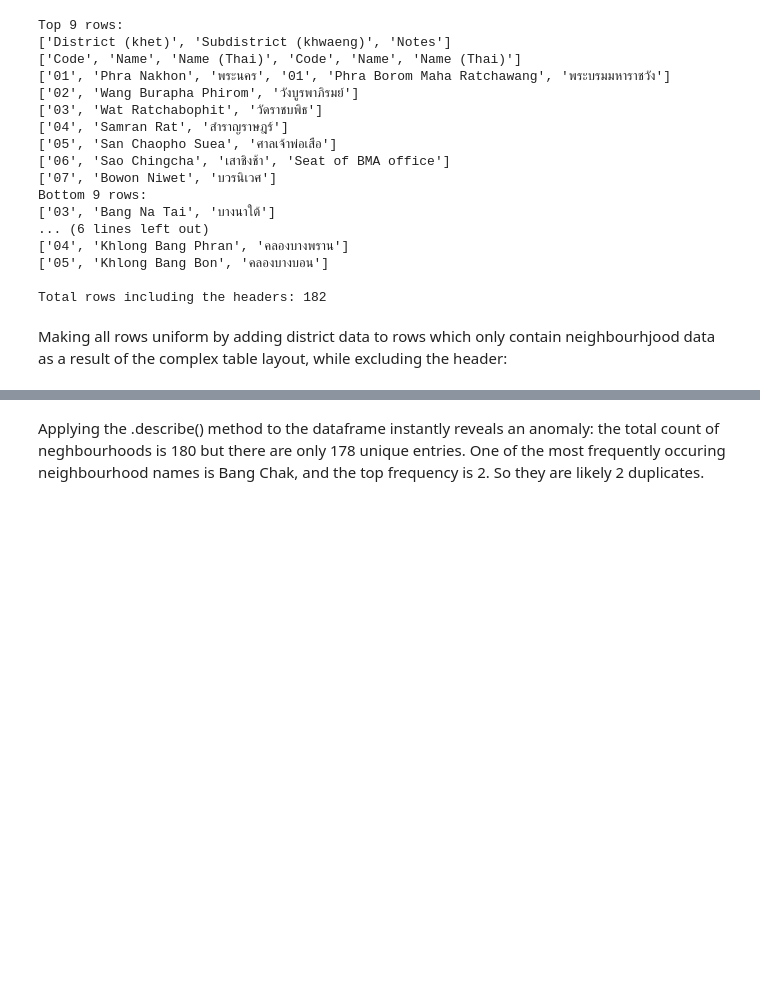
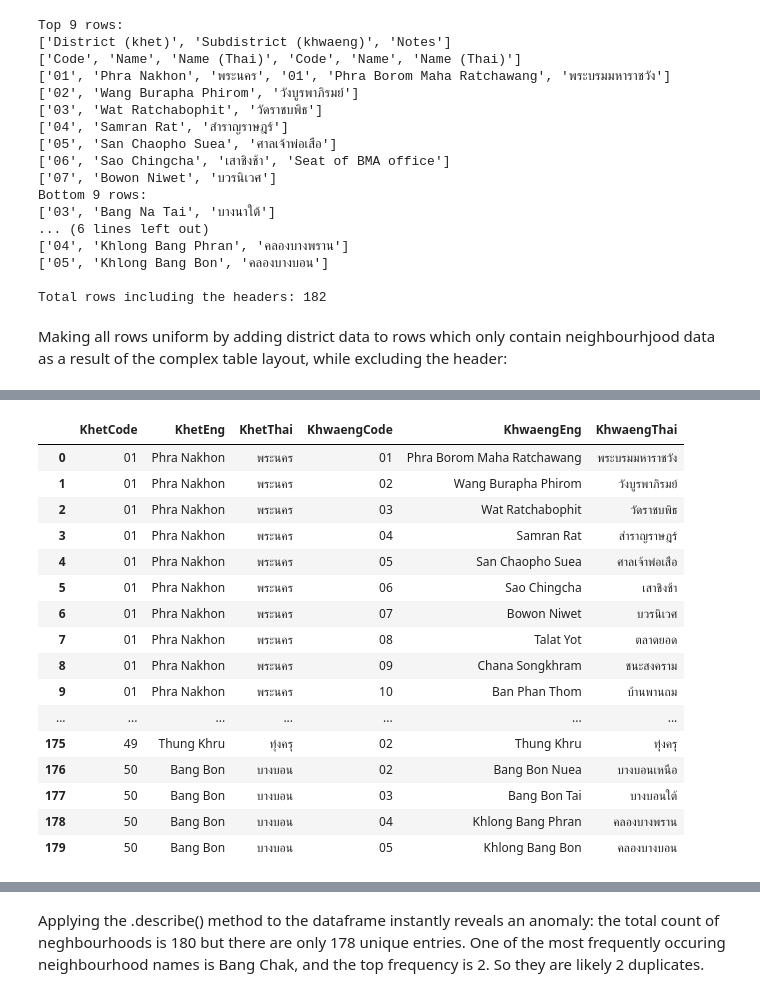
Before and after one commit to mislavskii/ibm-ds-pro-capstone, a Jupyter notebook: Bangkok-Khwaengs-Discover.ipynb, the cells around one changed output, grey strips where cells are left out. Saved outputs shown, nothing was run; the diff lists cells and outputs as text; code cells hidden in the pictures; blank space fills up the shorter version.

```diff
--- a/Bangkok-Khwaengs-Discover.ipynb
+++ b/Bangkok-Khwaengs-Discover.ipynb
@@ -238 +210,22 @@ bkk_khwaengs
+# %%
+khwaengs = pd.read_sql(sql, connection)
+khwaengs
+# %% [output]
+|  | KhetCode | KhetEng | KhetThai | KhwaengCode | KhwaengEng | KhwaengThai |
+| 0 | 01 | Phra Nakhon | พระนคร | 01 | Phra Borom Maha Ratchawang | พระบรมมหาราชวัง |
+| 1 | 01 | Phra Nakhon | พระนคร | 02 | Wang Burapha Phirom | วังบูรพาภิรมย์ |
+| 2 | 01 | Phra Nakhon | พระนคร | 03 | Wat Ratchabophit | วัดราชบพิธ |
+| 3 | 01 | Phra Nakhon | พระนคร | 04 | Samran Rat | สำราญราษฎร์ |
+| 4 | 01 | Phra Nakhon | พระนคร | 05 | San Chaopho Suea | ศาลเจ้าพ่อเสือ |
+| 5 | 01 | Phra Nakhon | พระนคร | 06 | Sao Chingcha | เสาชิงช้า |
+| 6 | 01 | Phra Nakhon | พระนคร | 07 | Bowon Niwet | บวรนิเวศ |
+| 7 | 01 | Phra Nakhon | พระนคร | 08 | Talat Yot | ตลาดยอด |
+| 8 | 01 | Phra Nakhon | พระนคร | 09 | Chana Songkhram | ชนะสงคราม |
+| 9 | 01 | Phra Nakhon | พระนคร | 10 | Ban Phan Thom | บ้านพานถม |
+| ... | ... | ... | ... | ... | ... | ... |
+| 175 | 49 | Thung Khru | ทุ่งครุ | 02 | Thung Khru | ทุ่งครุ |
+| 176 | 50 | Bang Bon | บางบอน | 02 | Bang Bon Nuea | บางบอนเหนือ |
+| 177 | 50 | Bang Bon | บางบอน | 03 | Bang Bon Tai | บางบอนใต้ |
+| 178 | 50 | Bang Bon | บางบอน | 04 | Khlong Bang Phran | คลองบางพราน |
+| 179 | 50 | Bang Bon | บางบอน | 05 | Khlong Bang Bon | คลองบางบอน |
 # %%
```
Also changed, not shown: parts of 30 cells of this notebook, 1 other file.
